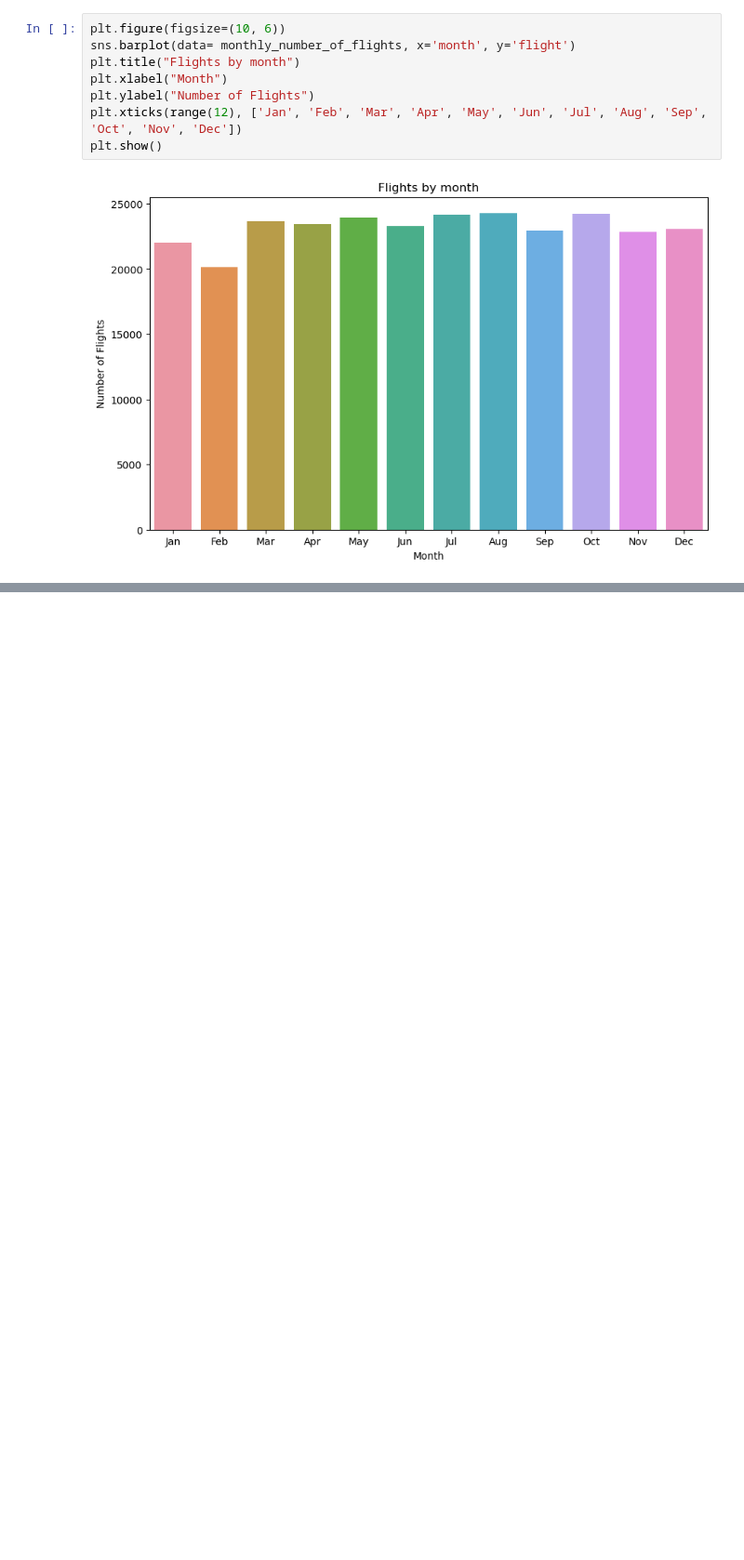
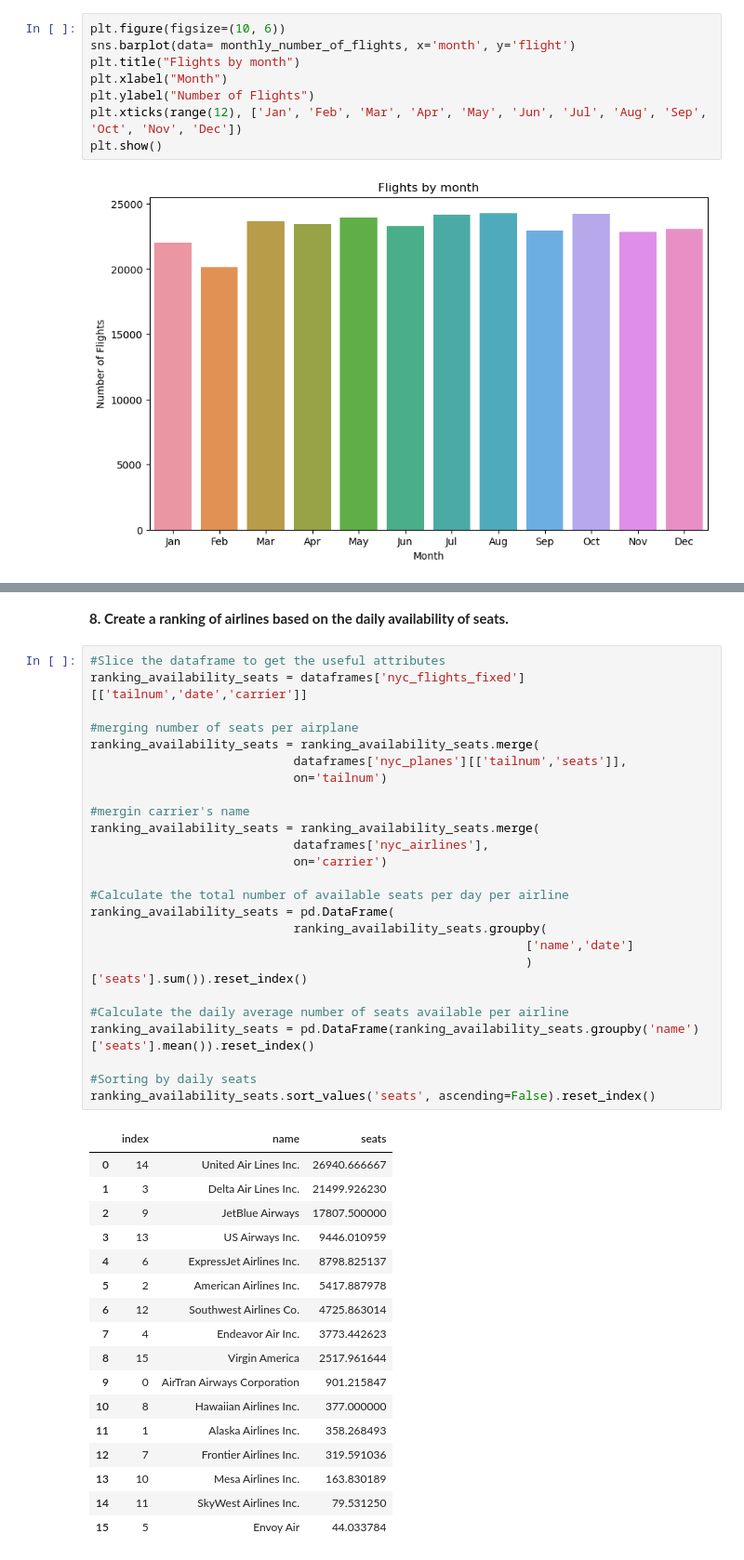
Before and after one commit to brauCastelblanco/data-analysis-projects, a Jupyter notebook: NYC Airport Analysis.ipynb, the cells around one changed output, grey strips where cells are left out. Shown at 93% size. Saved outputs shown, nothing was run; the diff lists cells and outputs as text; blank space fills up the shorter version.

Commit message:
Airline analysis done

```diff
--- a/NYC Airport Analysis.ipynb
+++ b/NYC Airport Analysis.ipynb
@@ -222,0 +262,45 @@ sns.pairplot(cx_delays_weather)
+# %% [markdown]
+<b>8. Create a ranking of airlines based on the daily availability of seats.</b>
+# %%
+#Slice the dataframe to get the useful attributes
+ranking_availability_seats = dataframes['nyc_flights_fixed'][['tailnum','date','carrier']]
+
+#merging number of seats per airplane
+ranking_availability_seats = ranking_availability_seats.merge(
+                            dataframes['nyc_planes'][['tailnum','seats']],
+                            on='tailnum')
+
+#mergin carrier's name
+ranking_availability_seats = ranking_availability_seats.merge(
+                            dataframes['nyc_airlines'],
+                            on='carrier')
+
+#Calculate the total number of available seats per day per airline
+ranking_availability_seats = pd.DataFrame(
+                            ranking_availability_seats.groupby(
+                                                            ['name','date']
+                                                            )['seats'].sum()).reset_index()
+
+#Calculate the daily average number of seats available per airline
+ranking_availability_seats = pd.DataFrame(ranking_availability_seats.groupby('name')['seats'].mean()).reset_index()
+
+#Sorting by daily seats
+ranking_availability_seats.sort_values('seats', ascending=False).reset_index()
+# %% [output]
+|  | index | name | seats |
+| 0 | 14 | United Air Lines Inc. | 26940.666667 |
+| 1 | 3 | Delta Air Lines Inc. | 21499.926230 |
+| 2 | 9 | JetBlue Airways | 17807.500000 |
+| 3 | 13 | US Airways Inc. | 9446.010959 |
+| 4 | 6 | ExpressJet Airlines Inc. | 8798.825137 |
+| 5 | 2 | American Airlines Inc. | 5417.887978 |
+| 6 | 12 | Southwest Airlines Co. | 4725.863014 |
+| 7 | 4 | Endeavor Air Inc. | 3773.442623 |
+| 8 | 15 | Virgin America | 2517.961644 |
+| 9 | 0 | AirTran Airways Corporation | 901.215847 |
+| 10 | 8 | Hawaiian Airlines Inc. | 377.000000 |
+| 11 | 1 | Alaska Airlines Inc. | 358.268493 |
+| 12 | 7 | Frontier Airlines Inc. | 319.591036 |
+| 13 | 10 | Mesa Airlines Inc. | 163.830189 |
+| 14 | 11 | SkyWest Airlines Inc. | 79.531250 |
+| 15 | 5 | Envoy Air | 44.033784 |
```
Also changed, not shown: parts of 21 cells of this notebook.
